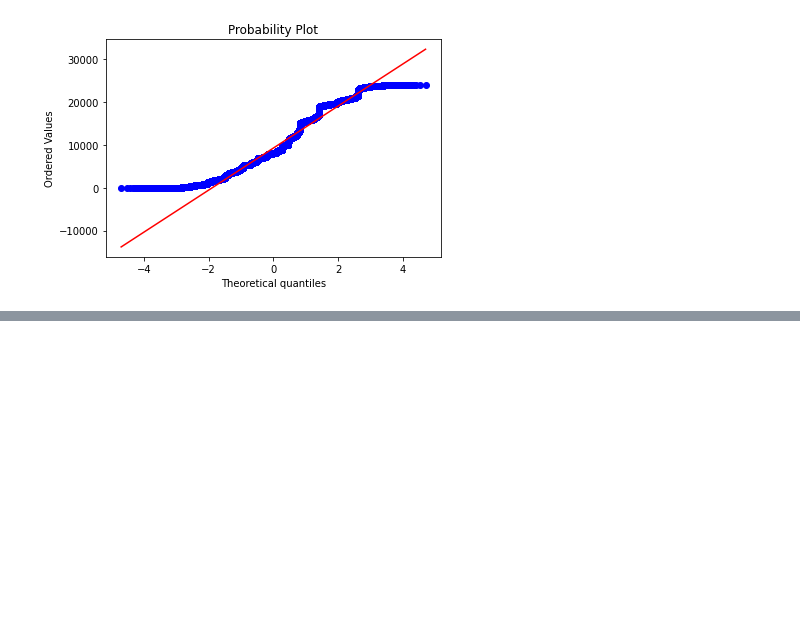
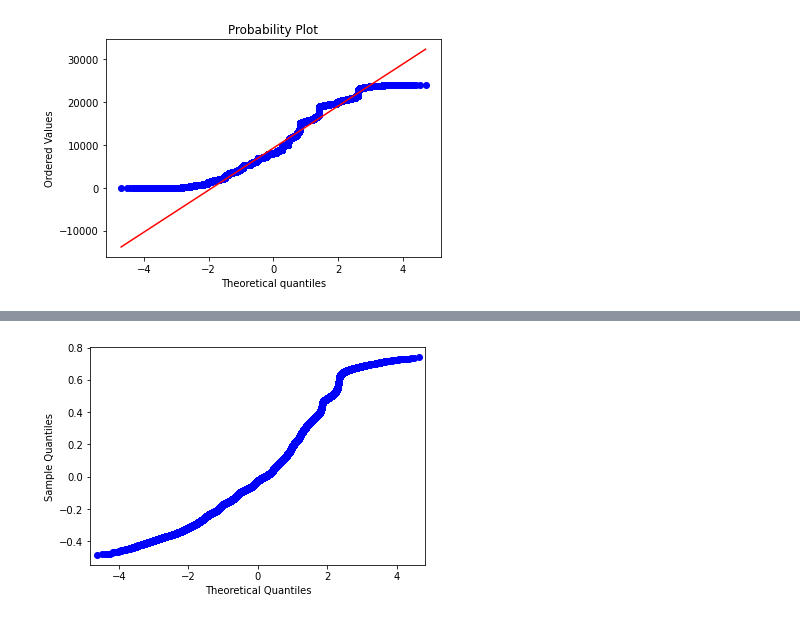
Before and after one commit to Blutronics/MultipleRegression, a Jupyter notebook: Black_Friday_Prediction.ipynb, the cells around one changed output, grey strips where cells are left out. Drawn from its saved outputs; the diff is of its cells as text; code cells hidden in the pictures; blank space fills up the shorter version.

Commit message:
created basic mlr model w/o hypertuning

```diff
--- a/Black_Friday_Prediction.ipynb
+++ b/Black_Friday_Prediction.ipynb
@@ -194,0 +199,3 @@ plt.show()
+# %%
+mlr_model_df=df.drop(columns=['User_ID','Product_ID'])
+mlr_model_df.head()
@@ -194,0 +209,2 @@ plt.show()
+# %%
+nm=MinMaxScaler()
@@ -194,0 +219,6 @@ plt.show()
+# %%
+mlr_model_df=pd.DataFrame(nm.fit_transform(mlr_model_df))
+mlr_model_df.columns=['Gender', 'Age', 'Occupation', 'City_Category',
+       'Stay_In_Current_City_Years', 'Marital_Status', 'Product_Category_1',
+       'Product_Category_2', 'Product_Category_3', 'Purchase']
+mlr_model_df
@@ -194,0 +310,3 @@ plt.show()
+# %%
+final_mlr_model = smf.ols('Purchase ~ Gender + Age + Occupation + City_Category + Stay_In_Current_City_Years + Marital_Status + Product_Category_1 + Product_Category_2 + Product_Category_3', data = mlr_model_df).fit()
+final_mlr_model.summary()
@@ -194,0 +343,6 @@ plt.show()
+# %%
+res = final_mlr_model.resid
+sm.qqplot(res)
+plt.show()
+# %% [output]
+[figure, added]
```
Also changed, not shown: parts of 20 cells of this notebook.
